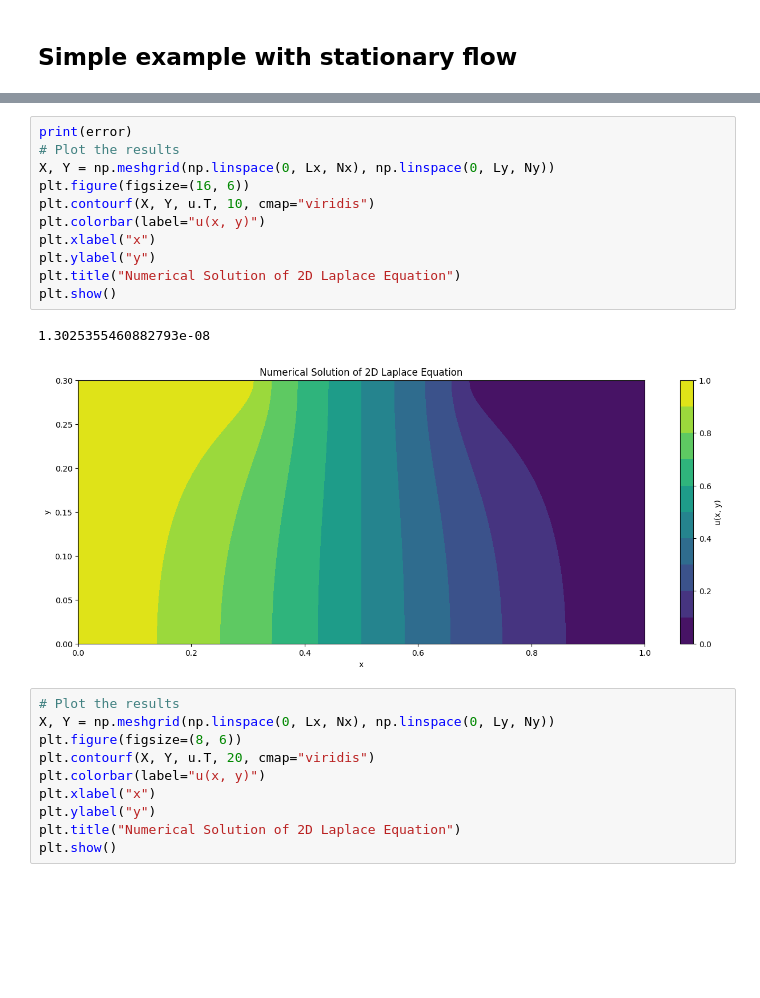
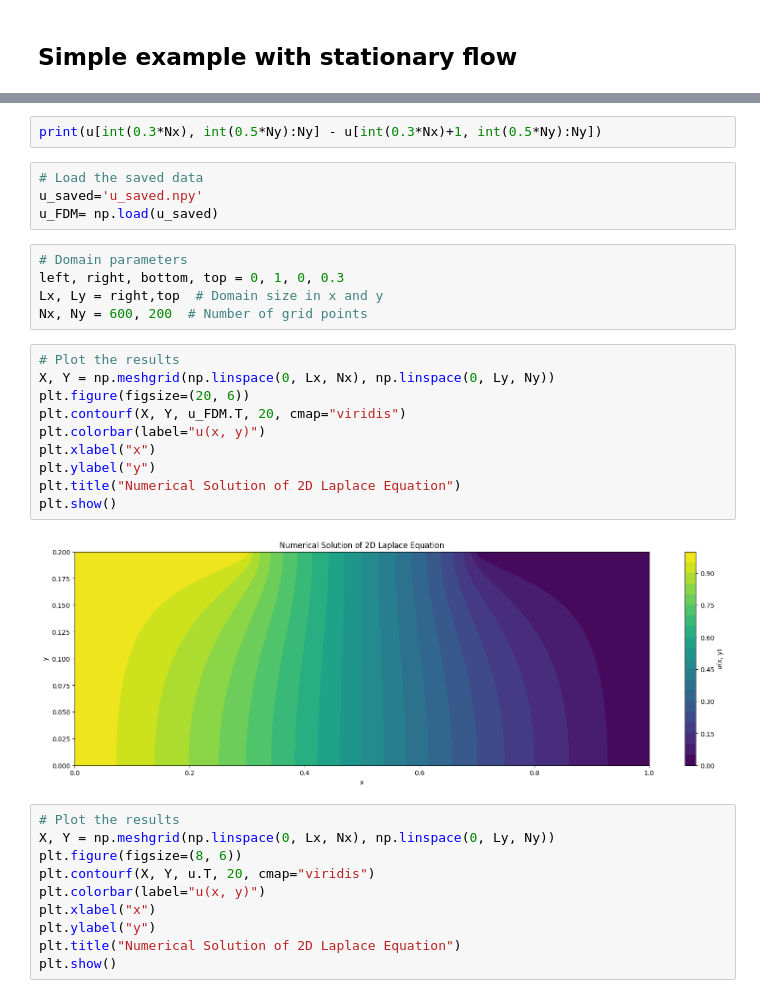
Before and after one commit to jolu2111/Prosjektoppgave, a Jupyter notebook: Laplace_equation.ipynb, the cells around one changed output, grey strips where cells are left out. Cells and saved outputs as stored; diff of their text form; blank space fills up the shorter version.

```diff
--- a/Laplace_equation.ipynb
+++ b/Laplace_equation.ipynb
@@ -729,17 +772,26 @@ np.save('u_saved.npy', u_saved)
+# %%
+print(u[int(0.3*Nx), int(0.5*Ny):Ny] - u[int(0.3*Nx)+1, int(0.5*Ny):Ny])
+# %%
+# Load the saved data
+u_saved='u_saved.npy'
+u_FDM= np.load(u_saved)
+# %%
+# Domain parameters
+left, right, bottom, top = 0, 1, 0, 0.3
+Lx, Ly = right,top  # Domain size in x and y
+Nx, Ny = 600, 200  # Number of grid points
 # %%
-print(error)
 # Plot the results
 X, Y = np.meshgrid(np.linspace(0, Lx, Nx), np.linspace(0, Ly, Ny))
-plt.figure(figsize=(16, 6))
-plt.contourf(X, Y, u.T, 10, cmap="viridis")
+plt.figure(figsize=(20, 6))
+plt.contourf(X, Y, u_FDM.T, 20, cmap="viridis")
 plt.colorbar(label="u(x, y)")
 plt.xlabel("x")
 plt.ylabel("y")
 plt.title("Numerical Solution of 2D Laplace Equation")
 plt.show()
 # %% [output]
-1.3025355460882793e-08
-[figure, old version]
+[figure, new version]
 # %%
 # Plot the results
 X, Y = np.meshgrid(np.linspace(0, Lx, Nx), np.linspace(0, Ly, Ny))
```
Also changed, not shown: parts of 7 cells of this notebook, 4 other files.
